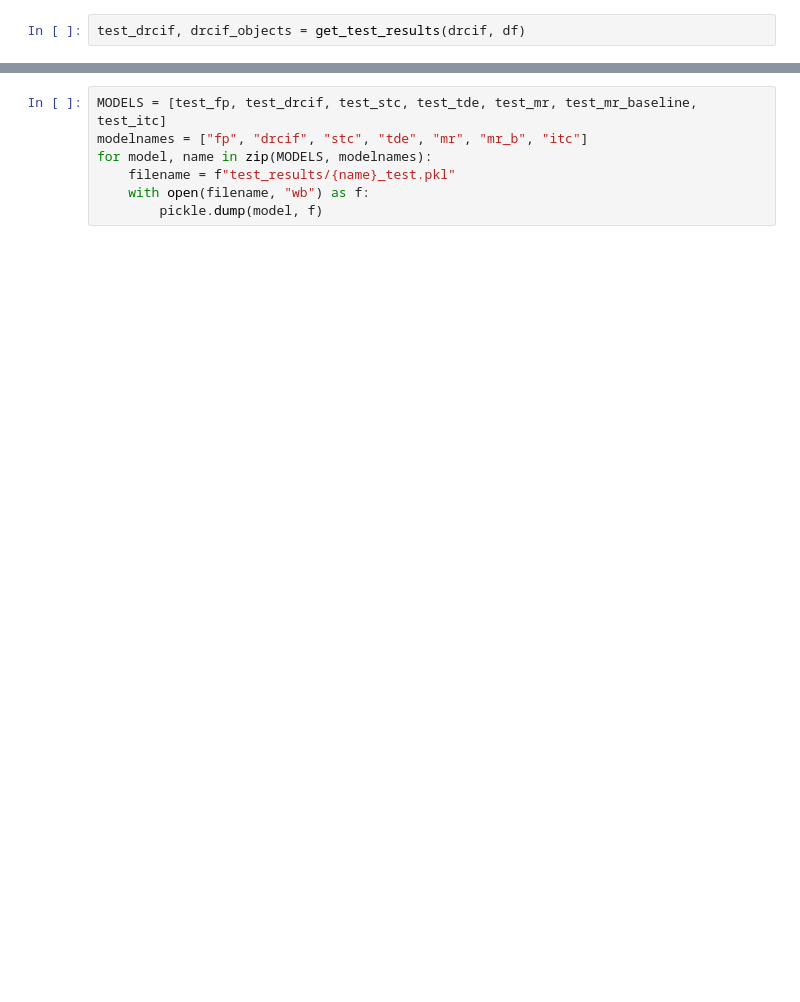
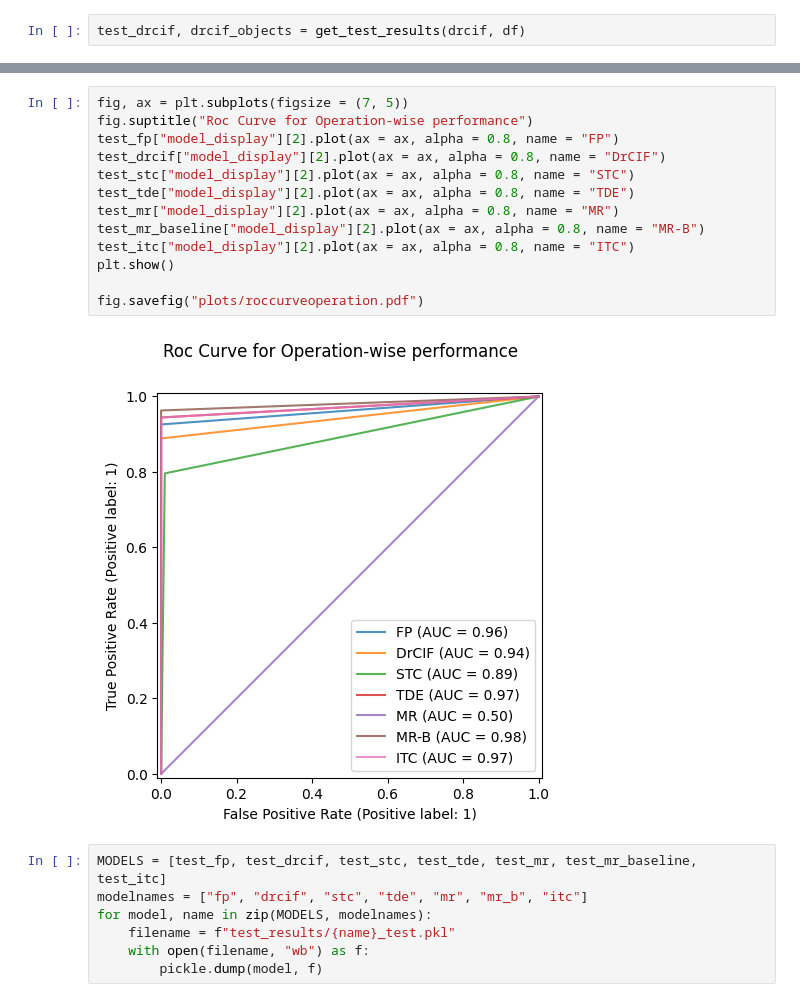
Before and after one commit to Tinus1424/thesis, a Jupyter notebook: main.ipynb, the cells around one changed output, grey strips where cells are left out. Saved outputs shown, nothing was run; the diff lists cells and outputs as text; blank space fills up the shorter version.

```diff
--- a/main.ipynb
+++ b/main.ipynb
@@ -344,3 +390,18 @@ results_recall
+# %%
+fig, ax = plt.subplots(figsize = (7, 5))
+fig.suptitle("Roc Curve for Operation-wise performance")
+test_fp["model_display"][2].plot(ax = ax, alpha = 0.8, name = "FP")
+test_drcif["model_display"][2].plot(ax = ax, alpha = 0.8, name = "DrCIF")
+test_stc["model_display"][2].plot(ax = ax, alpha = 0.8, name = "STC")
+test_tde["model_display"][2].plot(ax = ax, alpha = 0.8, name = "TDE")
+test_mr["model_display"][2].plot(ax = ax, alpha = 0.8, name = "MR")
+test_mr_baseline["model_display"][2].plot(ax = ax, alpha = 0.8, name = "MR-B")
+test_itc["model_display"][2].plot(ax = ax, alpha = 0.8, name = "ITC")
+plt.show()
+
+fig.savefig("plots/roccurveoperation.pdf")
+# %% [output]
+[figure, added]
 # %%
 MODELS = [test_fp, test_drcif, test_stc, test_tde, test_mr, test_mr_baseline, test_itc]
 modelnames = ["fp", "drcif", "stc", "tde", "mr", "mr_b", "itc"]
```
Also changed, not shown: parts of 21 cells of this notebook, 24 other files.
